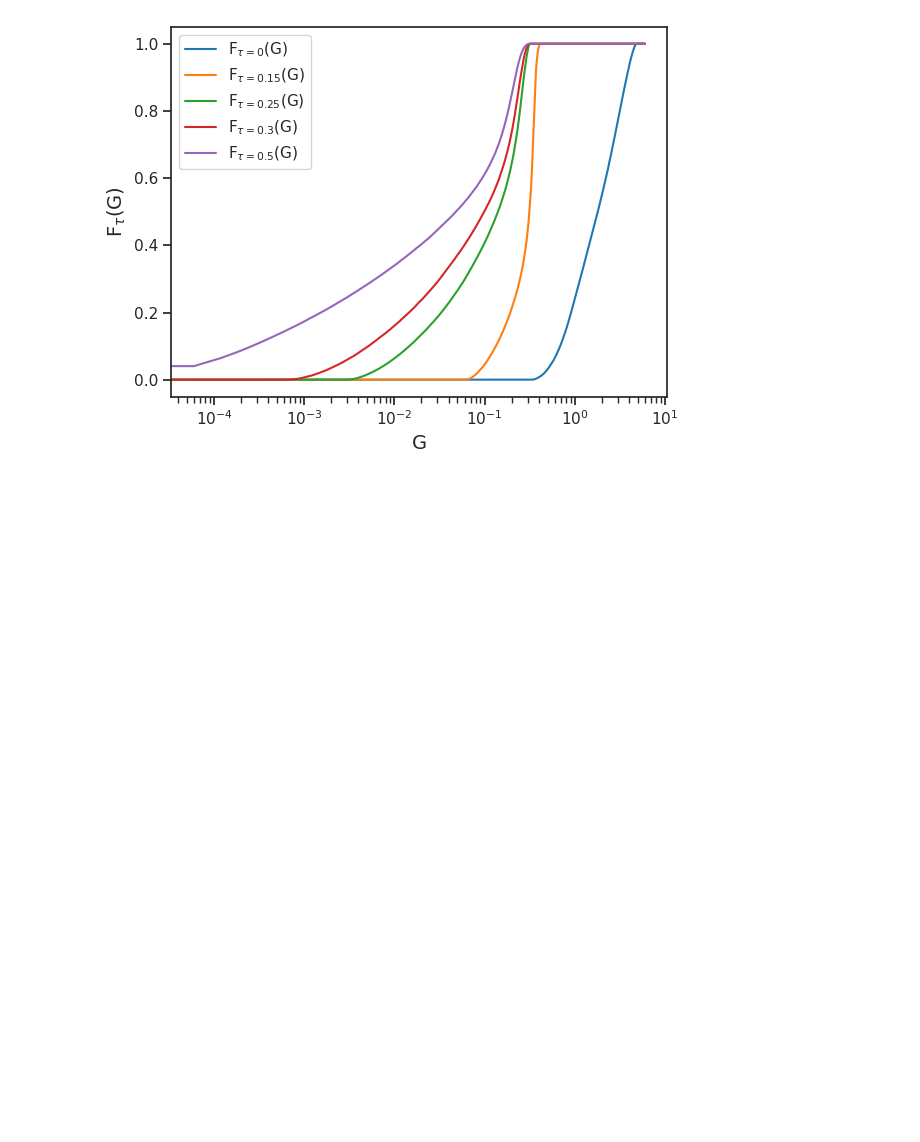
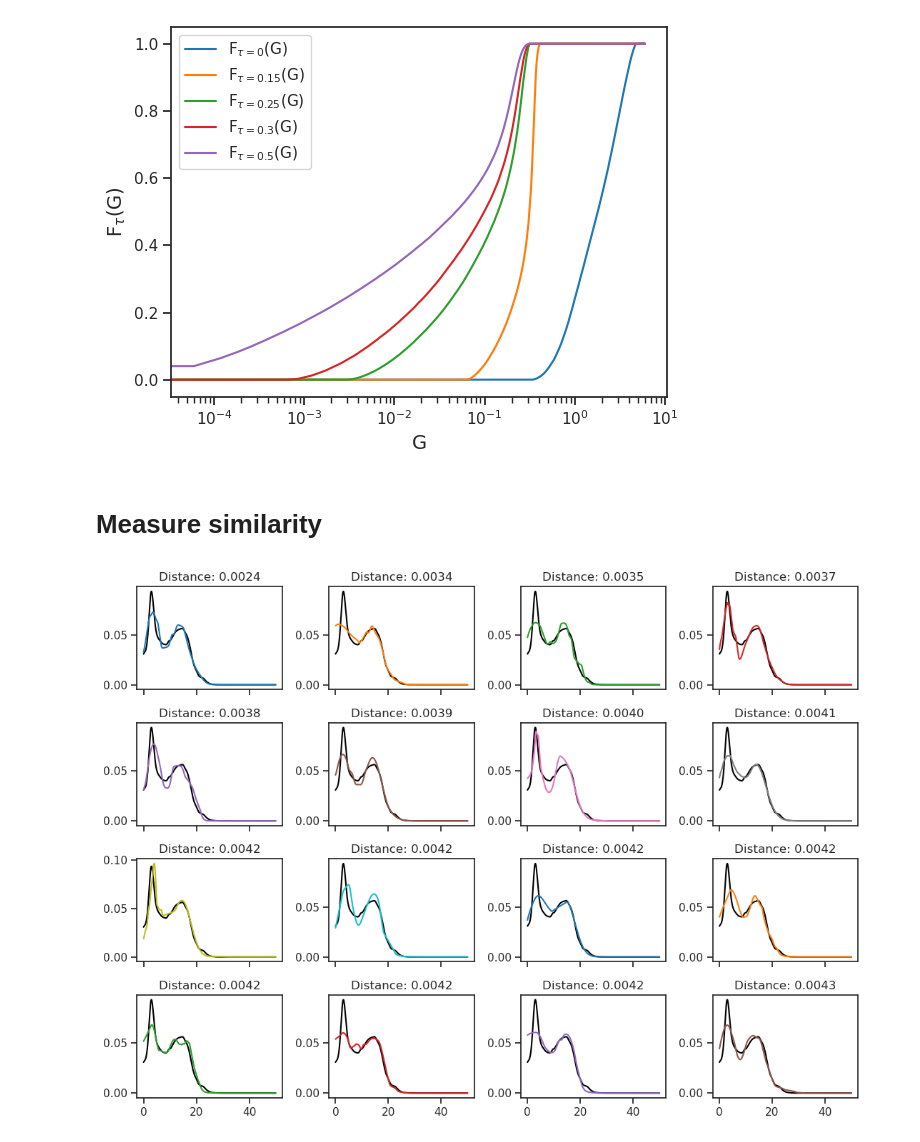
Before and after one commit to Hirshberg-Lab/transformer_latent_diffusion_4AC, a Jupyter notebook: types_of_norms.ipynb, the cells around one changed output. Cells and saved outputs as stored; diff of their text form; code cells hidden in the pictures; blank space fills up the shorter version.

```diff
--- a/types_of_norms.ipynb
+++ b/types_of_norms.ipynb
@@ -13,8 +13,8 @@ from tqdm import tqdm
 hparams = {
     'omega_domain': (0, 50.0),
     'num_bumps_range': (1,4),
-    'bump_widths_fraction_range': (0.1, 0.45),
-    'bump_centers_fraction_range': (0.0, 0.6)
+    'bump_widths_fraction_range': (0.1, 0.6),
+    'bump_centers_fraction_range': (0.0, 0.5)
 }
 random_seed = 40
 bumps = Bumps(hparams=hparams, random_seed=random_seed)
@@ -28,8 +28,8 @@ torch.Size([9, 1, 1024]) torch.Size([9, 1, 99])
 hparams = {
     'omega_domain': (0, 50.0),
     'num_bumps_range': (1,4),
-    'bump_widths_fraction_range': (0.1, 0.45),
-    'bump_centers_fraction_range': (0.0, 0.6)
+    'bump_widths_fraction_range': (0.1, 0.6),
+    'bump_centers_fraction_range': (0.0, 0.5)
 }
 random_seed = 40
 bumps = Bumps(hparams=hparams, random_seed=random_seed)
@@ -334,3 +337,12 @@ plt.legend()
 # %% [output]
 <matplotlib.legend.Legend at 0x...>
 [figure]
+# %% [markdown]
+# Measure similarity
+# %%
+from similarity_metric import SimilarityMetric
+sm = SimilarityMetric(hparams=hparams, specific_example=C_test[8],random_seed=20)
+sm.sort_similarity(iterations=100)
+sm.plot()
+# %% [output]
+[figure, added]
```
Also changed, not shown: parts of 12 cells of this notebook.
